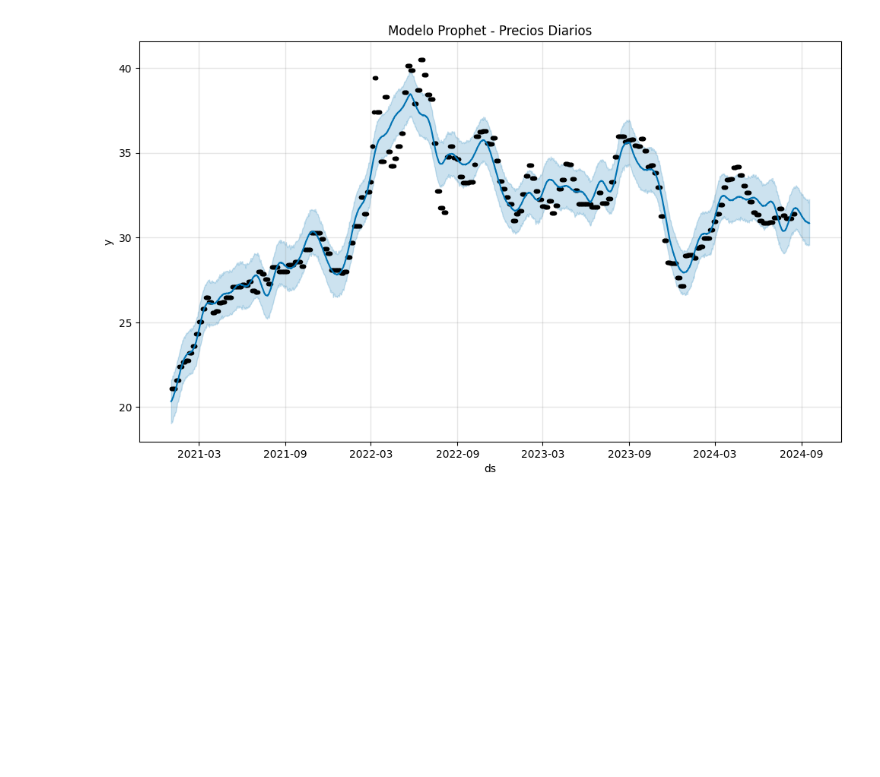
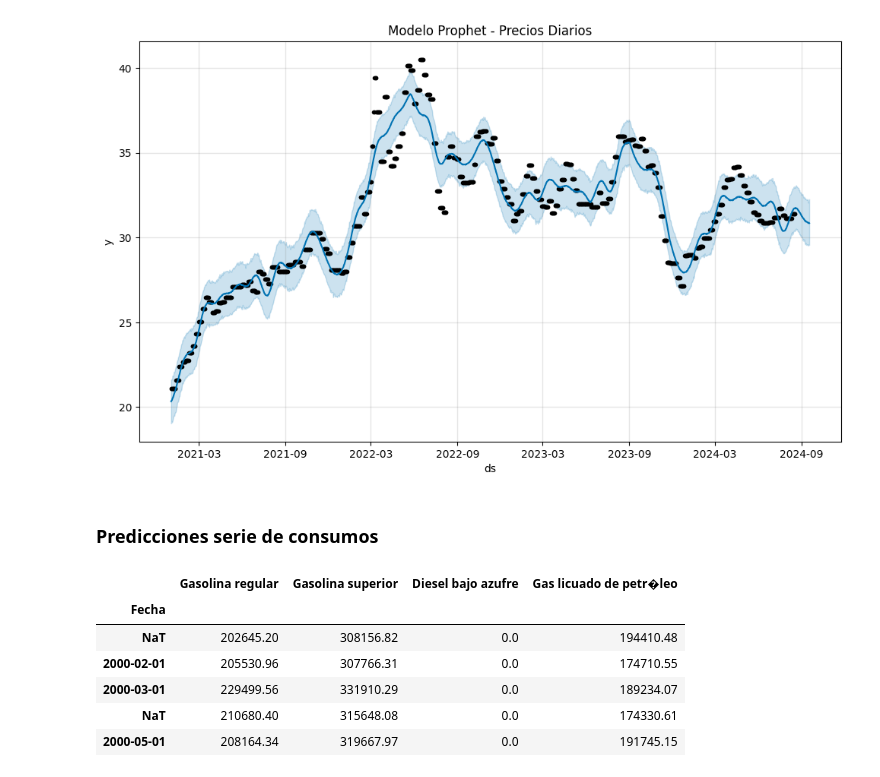
Before and after one commit to Sebas021210/Lab2-DS, a Jupyter notebook: Lab2.ipynb, the cells around one changed output. Drawn from its saved outputs; the diff is of its cells as text; code cells hidden in the pictures; blank space fills up the shorter version.

Commit message:
Inicio de predicciones

```diff
--- a/Lab2.ipynb
+++ b/Lab2.ipynb
@@ -588,3 +588,15 @@ plt.show()
 19:47:44 - cmdstanpy - INFO - Chain [1] start processing
 19:47:44 - cmdstanpy - INFO - Chain [1] done processing
 [figure]
+# %% [markdown]
+### Predicciones serie de consumos
+# %%
+consumos_df2.head()
+# %% [output]
+|  | Gasolina regular | Gasolina superior | Diesel bajo azufre | Gas licuado de petr�leo |
+| Fecha |  |  |  |  |
+| NaT | 202645.20 | 308156.82 | 0.0 | 194410.48 |
+| 2000-02-01 | 205530.96 | 307766.31 | 0.0 | 174710.55 |
+| 2000-03-01 | 229499.56 | 331910.29 | 0.0 | 189234.07 |
+| NaT | 210680.40 | 315648.08 | 0.0 | 174330.61 |
+| 2000-05-01 | 208164.34 | 319667.97 | 0.0 | 191745.15 |
```
Also changed, not shown: parts of 3 cells of this notebook, 1 other file.
